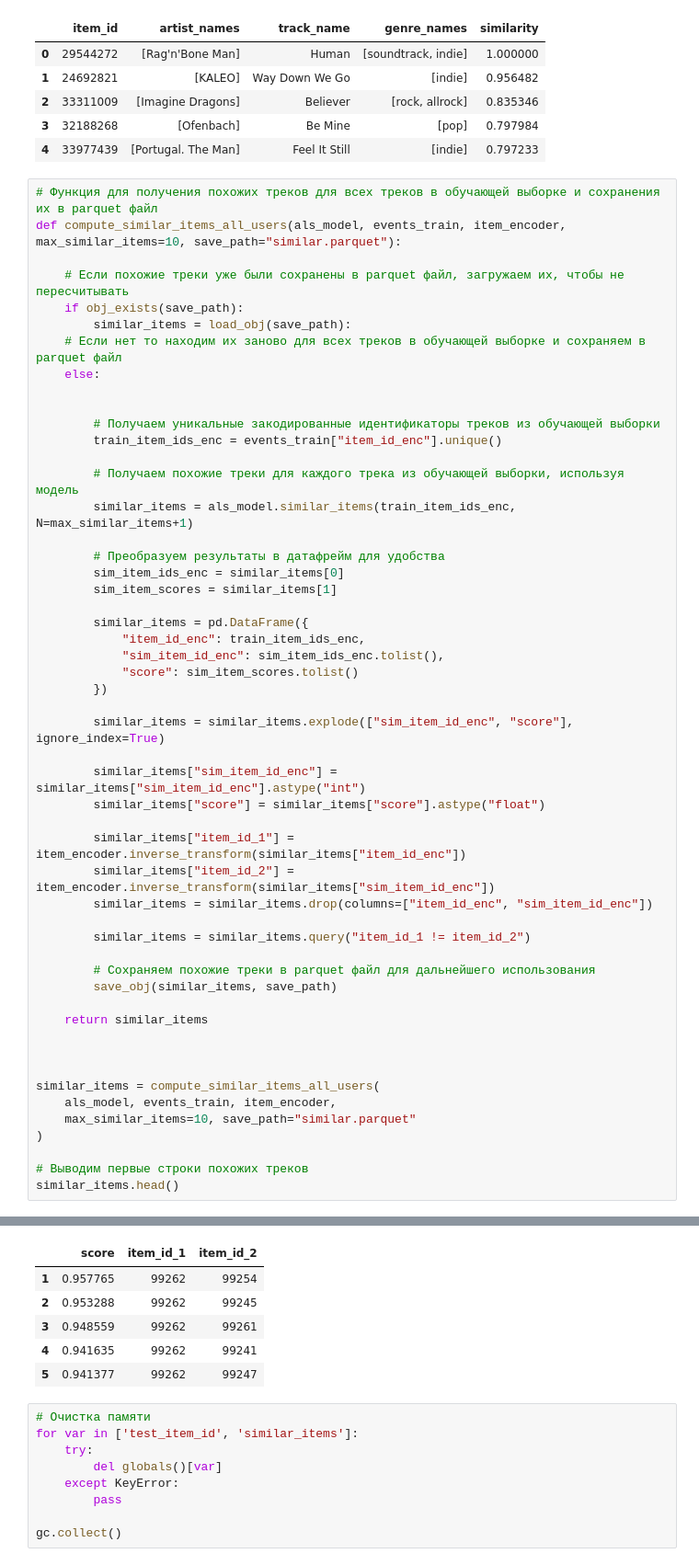
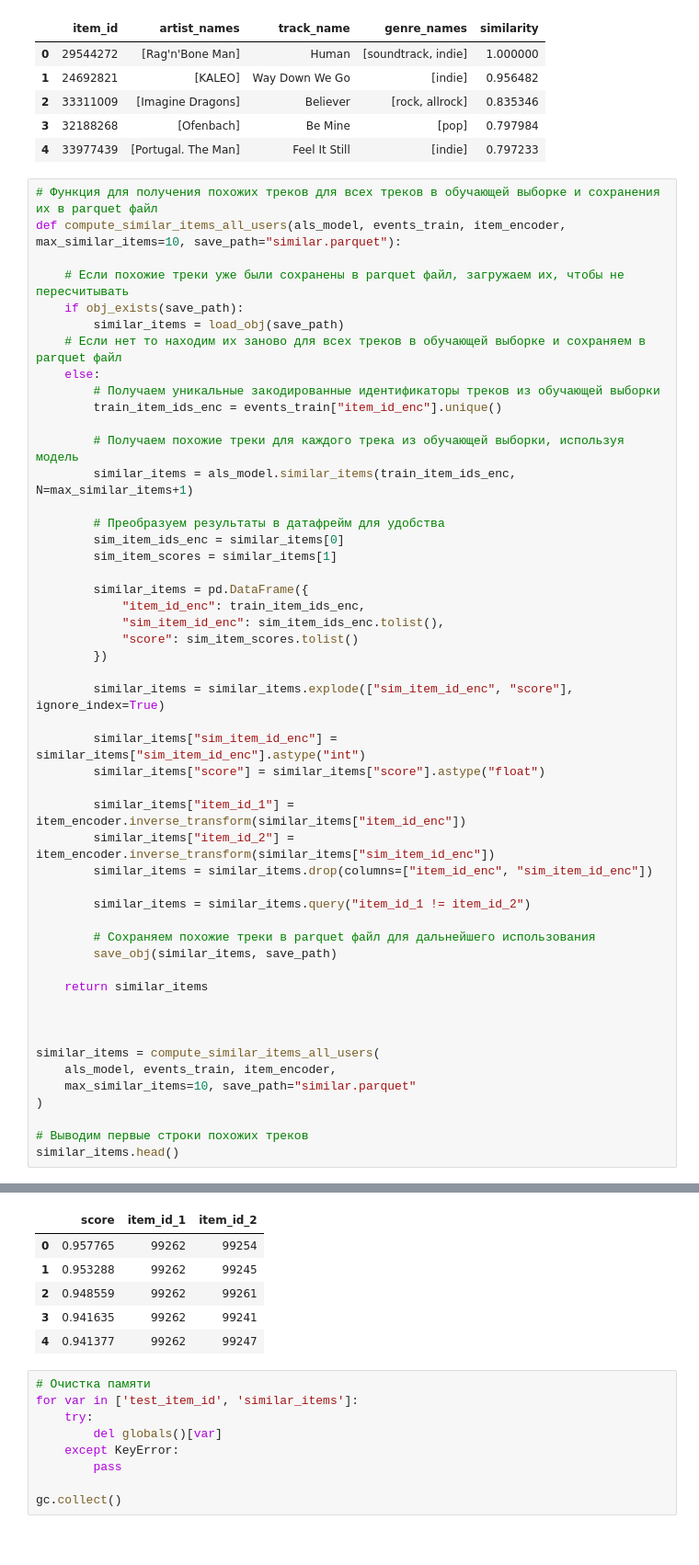
Before and after one commit to slavacalestru/mle-project-sprint-4-v001, a Jupyter notebook: recommendations.ipynb, the cells around one changed output, grey strips where cells are left out. Shown at 92% size. Drawn from its saved outputs; the diff is of its cells as text.

```diff
--- a/recommendations.ipynb
+++ b/recommendations.ipynb
@@ -1670,11 +1659,9 @@ def compute_similar_items_all_users(als_model, events_train, item_encoder, max_s
 
     # Если похожие треки уже были сохранены в parquet файл, загружаем их, чтобы не пересчитывать
     if obj_exists(save_path):
-        similar_items = load_obj(save_path):
+        similar_items = load_obj(save_path)
     # Если нет то находим их заново для всех треков в обучающей выборке и сохраняем в parquet файл
     else:
-
-
         # Получаем уникальные закодированные идентификаторы треков из обучающей выборки
         train_item_ids_enc = events_train["item_id_enc"].unique()
 
@@ -1721,9 +1708,9 @@ similar_items.head()
 |  | score | item_id_1 | item_id_2 |
-| 1 | 0.957765 | 99262 | 99254 |
-| 2 | 0.953288 | 99262 | 99245 |
-| 3 | 0.948559 | 99262 | 99261 |
-| 4 | 0.941635 | 99262 | 99241 |
-| 5 | 0.941377 | 99262 | 99247 |
+| 0 | 0.957765 | 99262 | 99254 |
+| 1 | 0.953288 | 99262 | 99245 |
+| 2 | 0.948559 | 99262 | 99261 |
+| 3 | 0.941635 | 99262 | 99241 |
+| 4 | 0.941377 | 99262 | 99247 |
 # %%
 # Очистка памяти
 for var in ['test_item_id', 'similar_items']:
```
Also changed, not shown: parts of 16 cells of this notebook.
